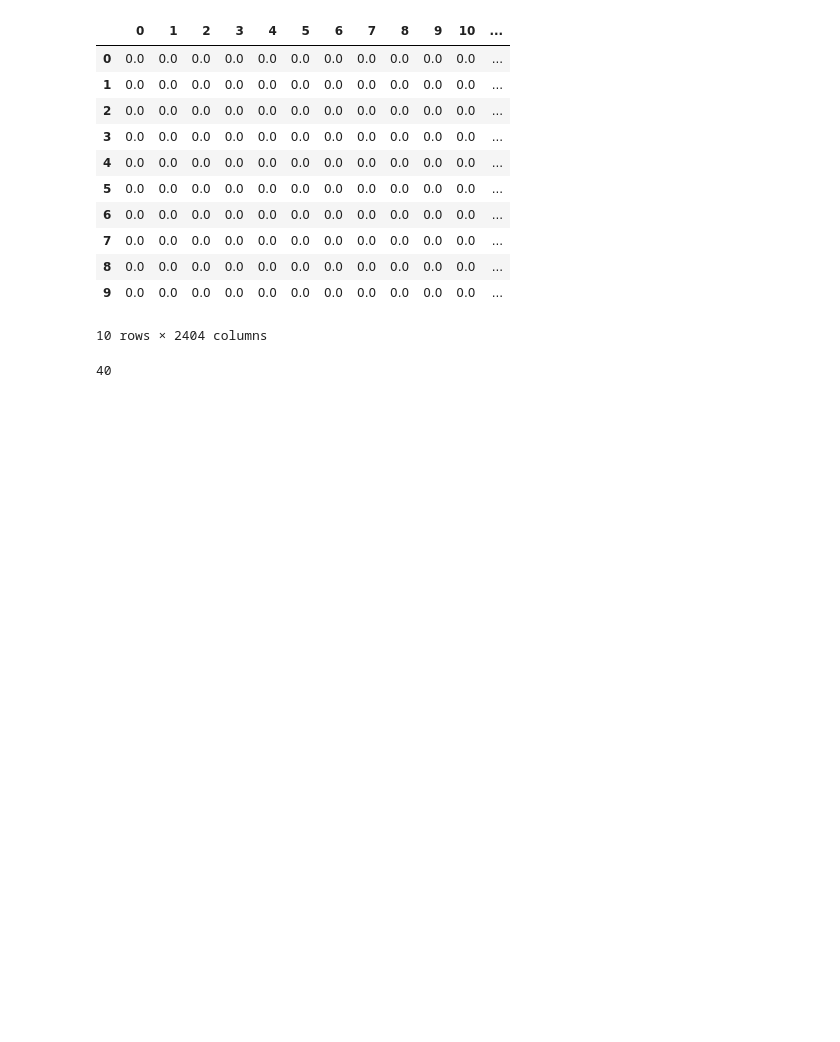
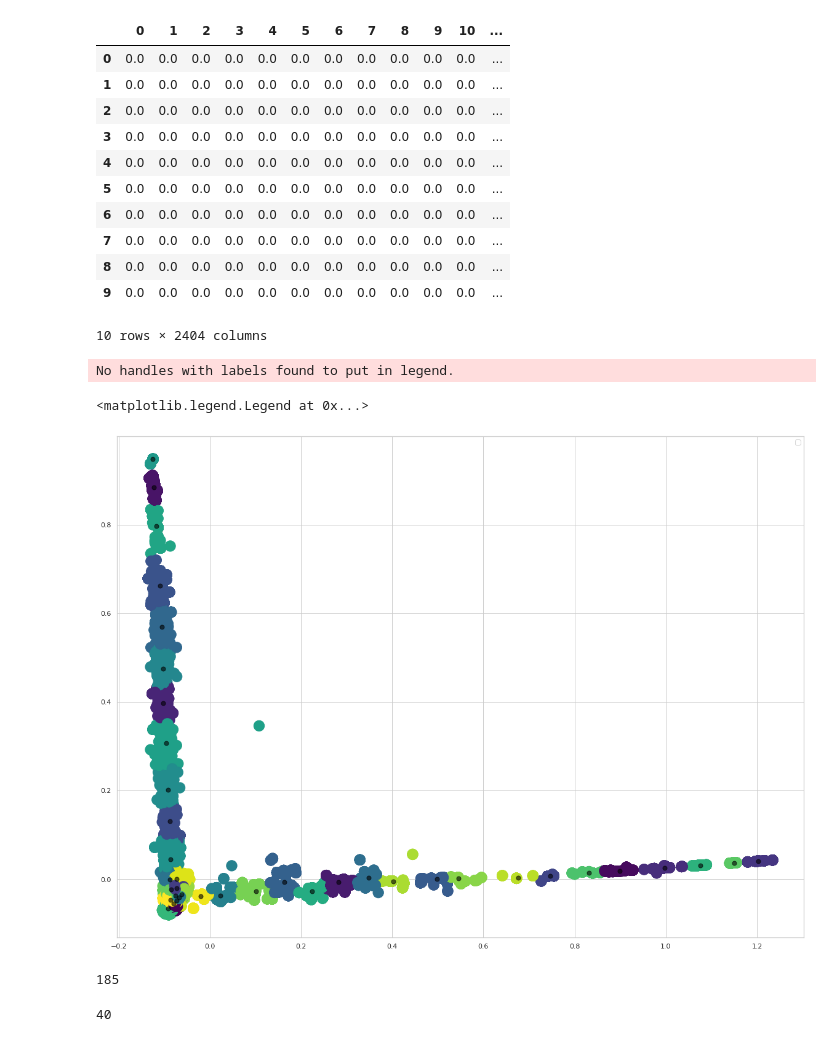
Before and after one commit to ABPande/AIML_CAPSTONE_NLP_B_GRP_4, a Jupyter notebook: Capstone_Project_Final_Jan3.ipynb, the cells around one changed output. Cells and saved outputs as stored; diff of their text form; code cells hidden in the pictures; blank space fills up the shorter version.

Commit message:
KMeans Visuals

```diff
--- a/Capstone_Project_Final_Jan3.ipynb
+++ b/Capstone_Project_Final_Jan3.ipynb
@@ -1784,6 +1788,37 @@ x_train, x_test, y_train, y_test = stratifiedSplitting(x, y, 0.3)
   #print(train_index)
 
 #x_train, x_test, y_train, y_test = train_test_split(X, Y, test_size=0.3, random_state=10)
+# %%
+from sklearn.decomposition import PCA
+from sklearn.cluster import KMeans
+kmeans_tickets = " "
+fitted = " "
+if os.path.exists(folder_path + "/" + "kmeans_tickets.pickle"):
+  fitted = get_pickle_data("fitted.pickle")
+  kmeans_tickets = get_pickle_data("kmeans_tickets.pickle")
+else:
+  pca_for_df = PCA(n_components = 2)
+  x_pca = pca_for_df.fit_transform(x)
+  kmeans_tickets = KMeans(n_clusters = 40)
+  %time fitted = kmeans_tickets.fit(x_pca)
+  pickle_dump(fitted, "fitted.pickle")
+  pickle_dump(kmeans_tickets, "kmeans_tickets.pickle")
+plt.figure(figsize=(20,15))
+predicted_values = kmeans_tickets.predict(x_pca)
+plt.scatter(x_pca[:, 0], x_pca[:, 1], c=predicted_values, s=300, cmap='viridis')
+centers = fitted.cluster_centers_
+plt.scatter(centers[:, 0], centers[:, 1], c='black', s=50, alpha=0.6)
+plt.legend()
+# %% [output]
+No handles with labels found to put in legend.
+<matplotlib.legend.Legend at 0x...>
+[figure, added]
+# %%
+fitted = " "
+kmeans_tickets = " "
+gc.collect()
+# %% [output]
+185
 # %%
 len(np.unique(y_train))
 # %% [output]
```
Also changed, not shown: parts of 28 cells of this notebook.
